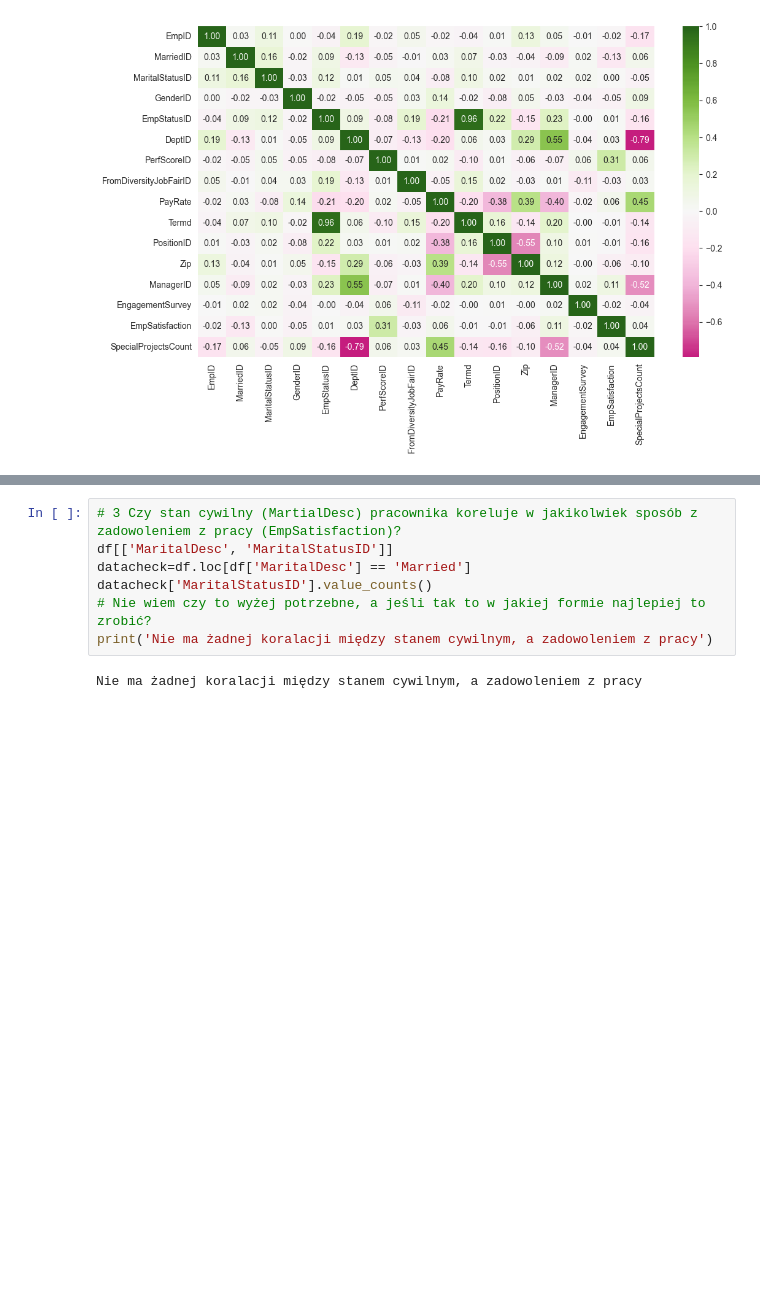
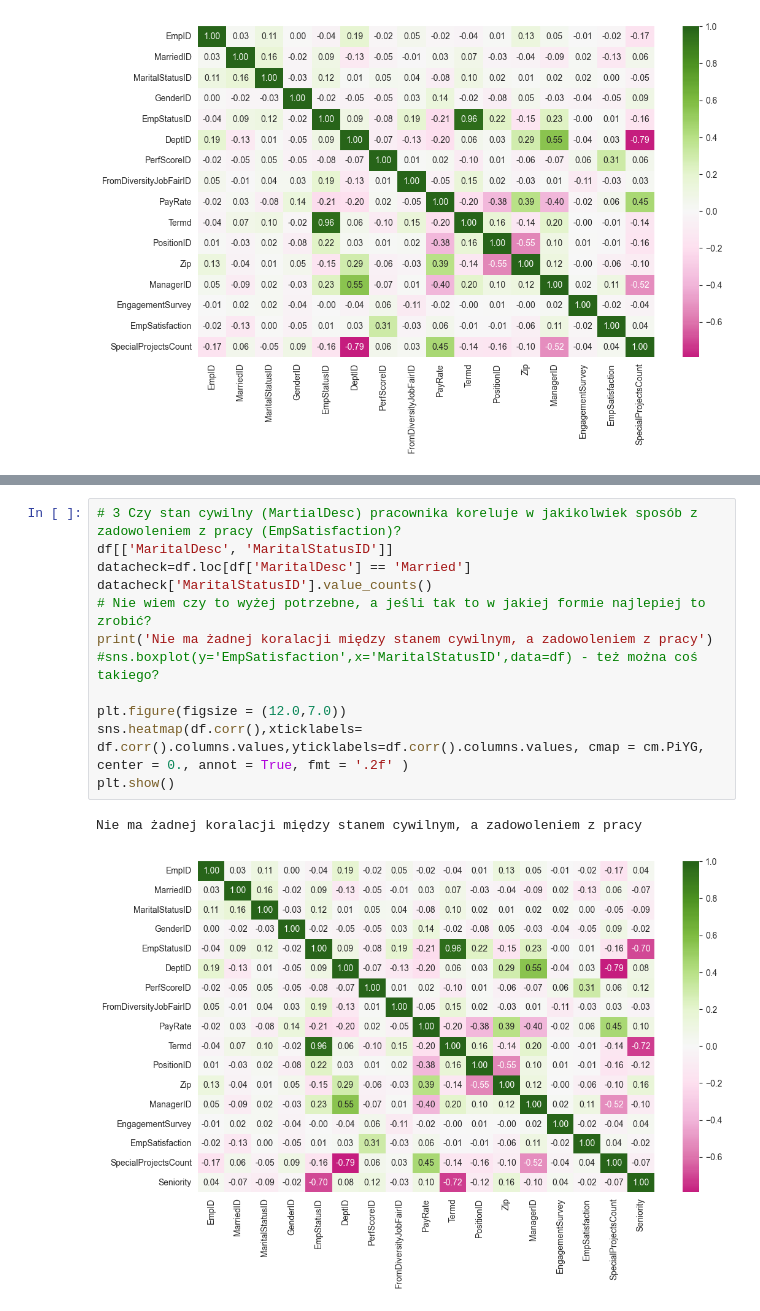
Before and after one commit to PiotrWitaszek/Seaborn, a Jupyter notebook: sb.ipynb, the cells around one changed output, grey strips where cells are left out. Cells and saved outputs as stored; diff of their text form; blank space fills up the shorter version.

```diff
--- a/sb.ipynb
+++ b/sb.ipynb
@@ -62,12 +67,18 @@ Najlepiej zatrudniać z następujących źródeł: Other, Website Banner Ads, MB
 # %%
 # 3 Czy stan cywilny (MartialDesc) pracownika koreluje w jakikolwiek sposób z zadowoleniem z pracy (EmpSatisfaction)?
 df[['MaritalDesc', 'MaritalStatusID']]
 datacheck=df.loc[df['MaritalDesc'] == 'Married']
 datacheck['MaritalStatusID'].value_counts()
 # Nie wiem czy to wyżej potrzebne, a jeśli tak to w jakiej formie najlepiej to zrobić?
 print('Nie ma żadnej koralacji między stanem cywilnym, a zadowoleniem z pracy')
+#sns.boxplot(y='EmpSatisfaction',x='MaritalStatusID',data=df) - też można coś takiego?
+
+plt.figure(figsize = (12.0,7.0))
+sns.heatmap(df.corr(),xticklabels= df.corr().columns.values,yticklabels=df.corr().columns.values, cmap = cm.PiYG, center = 0., annot = True, fmt = '.2f' )
+plt.show()
 # %% [output]
 Nie ma żadnej koralacji między stanem cywilnym, a zadowoleniem z pracy
+[figure, added]
 # %%
 # 4 Jak wygląda struktura wieku aktualnie zatrudnionych pracowników?
 #df['DOB'].dt.year()
```
Also changed, not shown: parts of 4 cells of this notebook.
